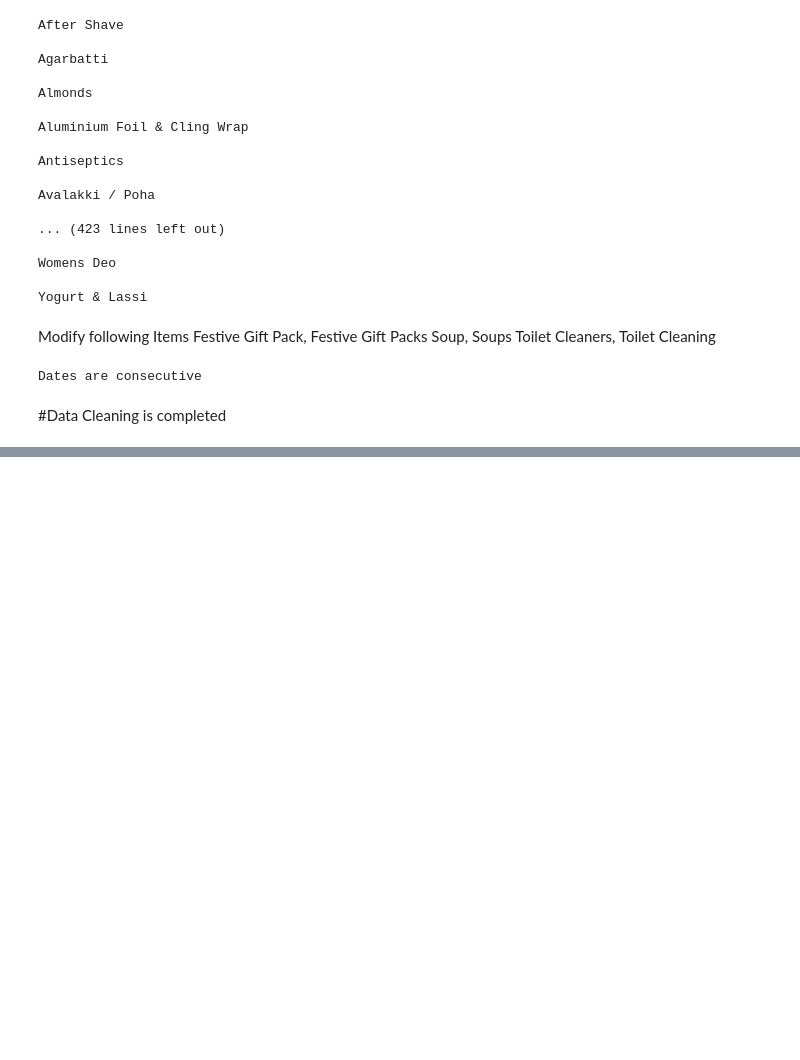
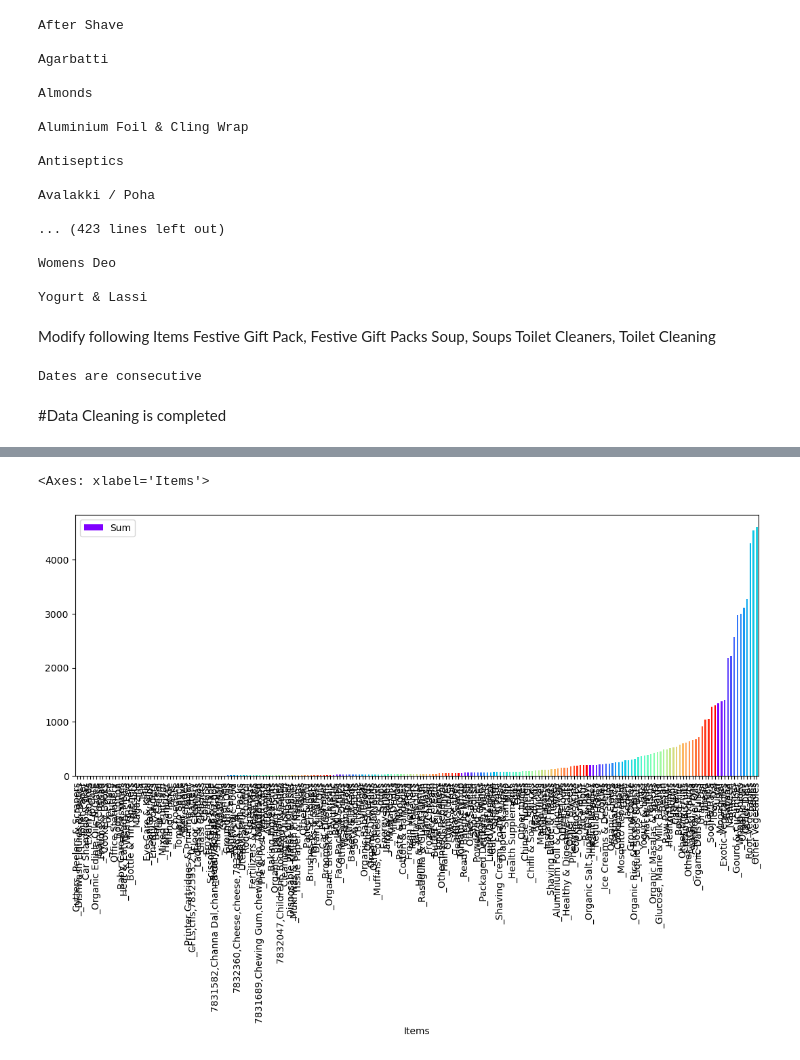
Before and after one commit to muthuganeshece/pyNotebooks, a Jupyter notebook: DataAnalysis/Business/BigBasketEDA.ipynb, the cells around one changed output, grey strips where cells are left out. Saved outputs shown, nothing was run; the diff lists cells and outputs as text; code cells hidden in the pictures; blank space fills up the shorter version.

```diff
--- a/DataAnalysis/Business/BigBasketEDA.ipynb
+++ b/DataAnalysis/Business/BigBasketEDA.ipynb
@@ -109,0 +185,9 @@ Dates are consecutive
+# %%
+df_new = df_new.sort_values(by=['Sum'])
+
+color = plt.cm.rainbow(np.linspace(0, 1, 40))
+
+df_new.plot.bar(x='Items', y='Sum',color=color, figsize=(13,5))
+# %% [output]
+<Axes: xlabel='Items'>
+[figure, added]
```
Also changed, not shown: parts of 18 cells of this notebook, 1 other file.
